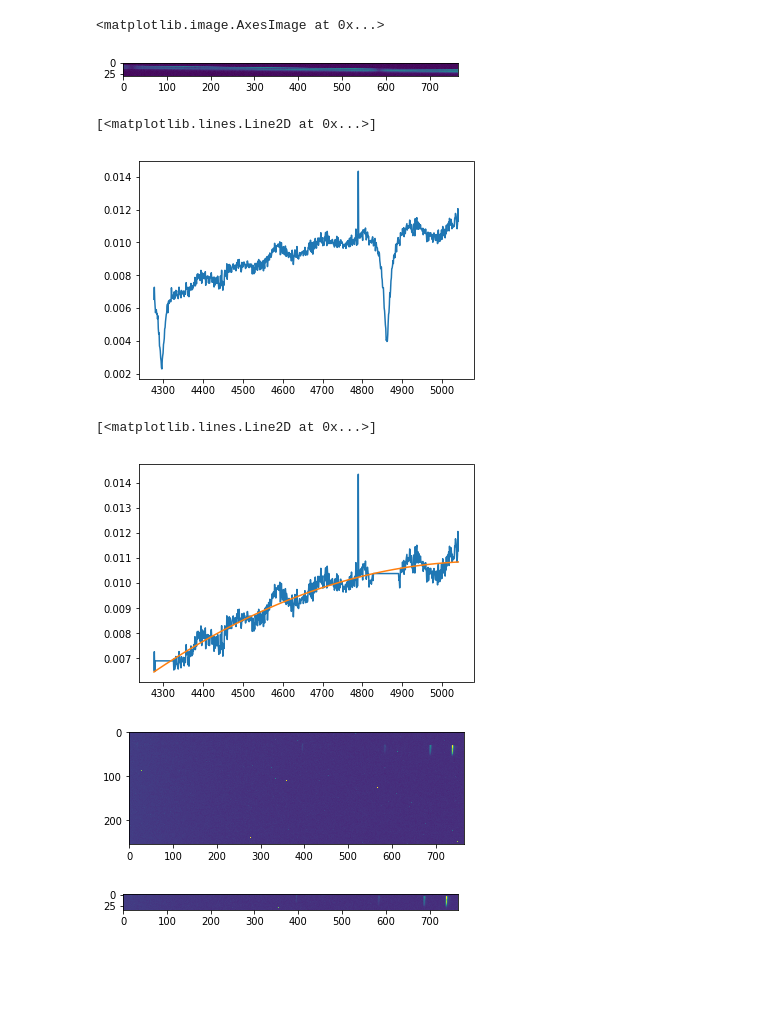
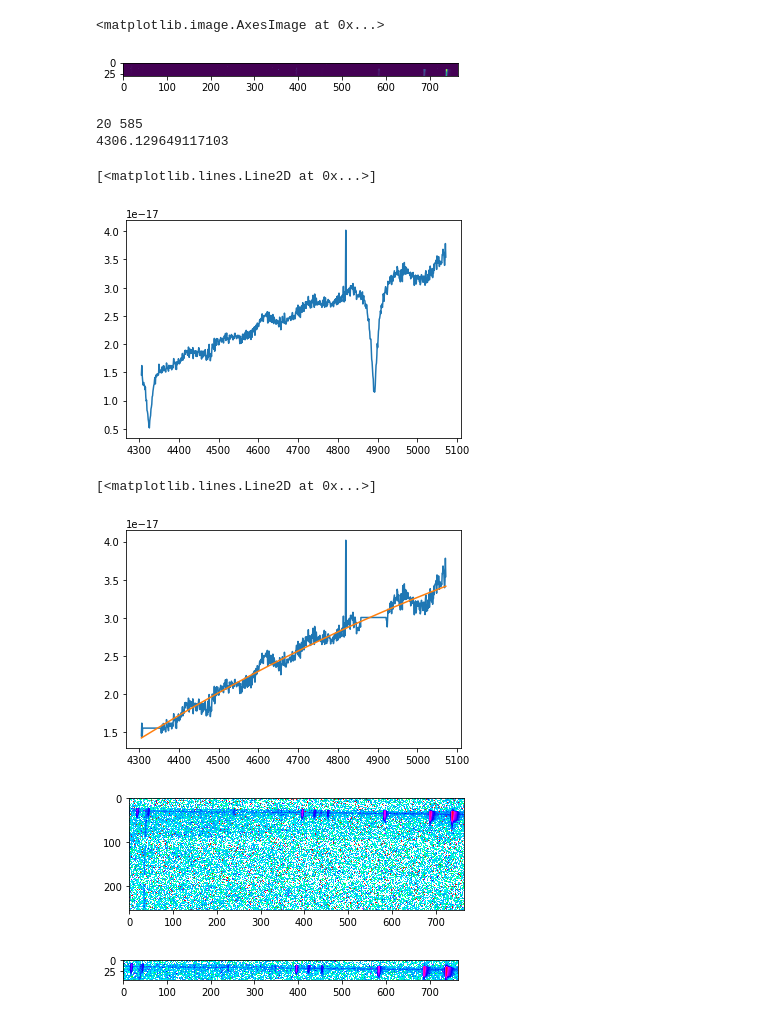
Before and after one commit to astro-kjc/AST443, a Jupyter notebook: Lab2/Lab2_normaliztion.ipynb, the cells around one changed output. Cells and saved outputs as stored; diff of their text form; code cells hidden in the pictures; blank space fills up the shorter version.

```diff
--- a/Lab2/Lab2_normaliztion.ipynb
+++ b/Lab2/Lab2_normaliztion.ipynb
@@ -37,13 +37,13 @@ def apply_mask(arr, mask):
                        arr[1:-1, :-2] + arr[1:-1, 2:])
     return arr
 # %%
-reduced_star = load_plz("../../../chris_kiran_jeffrey_lab2/*redu*")[0]
+reduced_star = load_plz("data/*redu*")[0]
 # %%
 cropped= reduced_star[15:45,:]
 plt.imshow(cropped)
 # %% [output]
 <matplotlib.image.AxesImage at 0x...>
-[figure, old version]
+[figure, new version]
 # %%
 ang_per_pix = 0.9747780194475906
 #from lab0
@@ -54,43 +54,54 @@ c = 3*10**8
 k = 1.381e-23
 def blackbody(Lambda, T):
     return 2*h*c**2/Lambda**5/(np.exp(h*c/(Lambda*k*T))-1)
-# %%
-attempt0 = np.mean(cropped,axis=0)
-x = np.linspace(shift,shift+len(attempt0), 765)
-for i in range(500,len(attempt0)):
-    if attempt0[i] == np.min(attempt0[500:650]):
-        H_abs_loc = i
-shift = 4861 - H_abs_loc
+# %%
+attempt0 = np.mean(cropped,axis=0)
+
+for i in range(len(attempt0)):
+    if attempt0[i] == np.min(attempt0):
+        H_abs_loc = i
+    if attempt0[i] == np.min(attempt0[500:650]):
+        H_abs2 = i
+print(H_abs_loc, H_abs2)
+shift1 = 4341 - H_abs_loc*ang_per_pix
+shift2 = 4861 - H_abs2*ang_per_pix
+shift = (shift1 + shift2) / 2
+x = np.linspace(shift,shift+len(attempt0), 765)
+print(shift)
+# %% [output]
+20 585
+4306.129649117103
 # %%
 star_spec = attempt0/blackbody(x*1e-10,temp) #divide out some good blackbody stuff
 plt.plot(x,star_spec)
 # %% [output]
 [<matplotlib.lines.Line2D at 0x...>]
-[figure, old version]
+[figure, new version]
 # %%
 for i in range(len(star_spec)):
     if 2<i<50 :
         star_spec[i]=(star_spec[1]+star_spec[50])/2
     if 550<i<615:
         star_spec[i]=(star_spec[549]+star_spec[620])/2
+N = 2
 data_fitfunc = np.poly1d(np.polyfit(x,star_spec,N))
 plt.plot(x,star_spec)
 plt.plot(x,data_fitfunc(x))
 # %% [output]
 [<matplotlib.lines.Line2D at 0x...>]
-[figure, old version]
+[figure, new version]
 # %%
-nebulae = sorted(glob.glob("../../../chris_kiran_jeffrey_lab2/nebula*.FIT"))
+nebulae = sorted(glob.glob("data/nebula_reduced.fits"))
 nebulae = list(map(fits.open, nebulae[:]))
 nebulae = nebulae[0][0].data
-plt.imshow(nebulae, norm=LogNorm(vmin=8e3, vmax=1e4));
+plt.imshow(nebulae, cmap='hsv',norm=LogNorm(vmin=.0000001, vmax=2.5));
 # %% [output]
-[figure, old version]
+[figure, new version]
 # %%
-nebulae = nebulae[25:60, :]
-plt.imshow(nebulae, norm=LogNorm(vmin=8e3, vmax=1e4));
+nebulae = nebulae[15:60, :]
+plt.imshow(nebulae, cmap='hsv',norm=LogNorm(vmin=.0000001, vmax=2.5));
 # %% [output]
-[figure, old version]
+[figure, new version]
 # %%
 neb_norm = nebulae/data_fitfunc(x) #divide out data fit and destroy everything we worked for
 mean = np.mean(neb_norm, axis=0)
```
Also changed, not shown: parts of 8 cells of this notebook.
